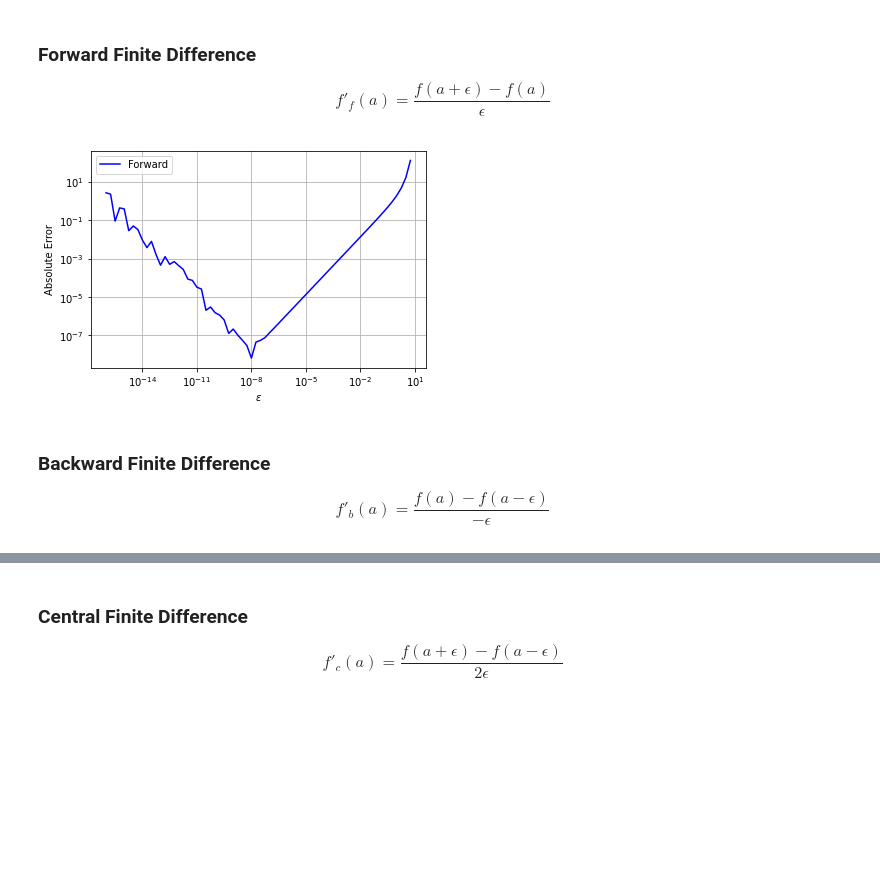
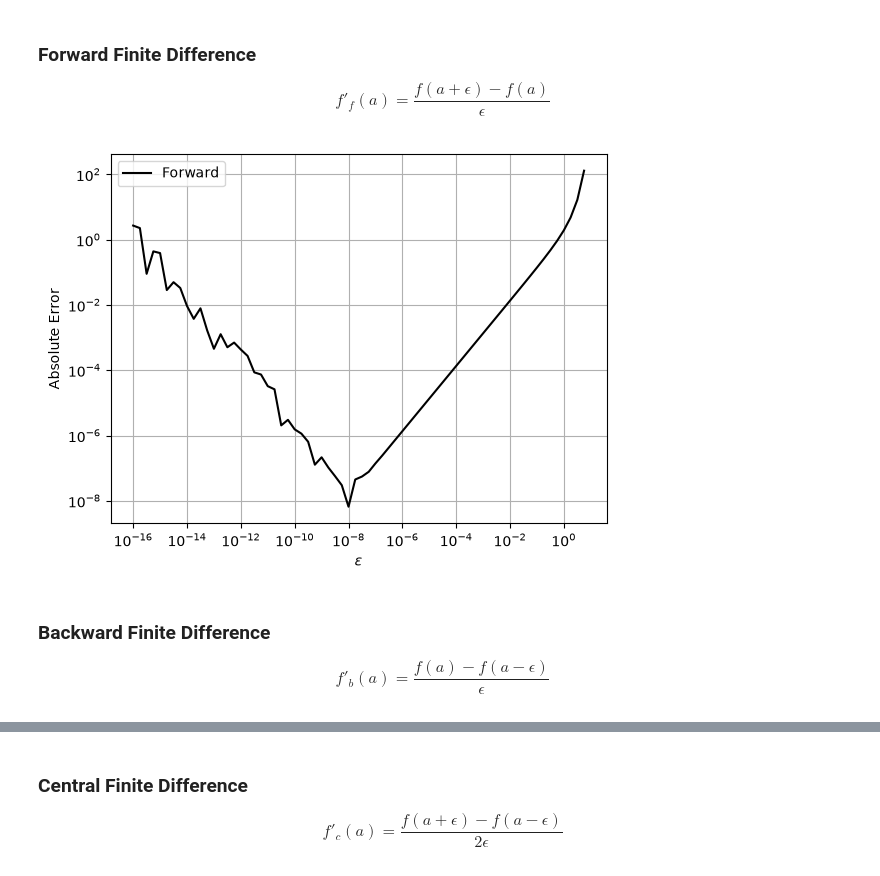
Before and after one commit to ndcbe/optimization, a Jupyter notebook: notebooks/6/Math-Primer-2.ipynb, the cells around one changed output, grey strips where cells are left out. Saved outputs shown, nothing was run; the diff lists cells and outputs as text; code cells hidden in the pictures; blank space fills up the shorter version.

```diff
--- a/notebooks/6/Math-Primer-2.ipynb
+++ b/notebooks/6/Math-Primer-2.ipynb
@@ -250,26 +255,26 @@ $$ f'_f(a) = \frac{f(a+\epsilon) - f(a)}{\epsilon} $$
 # %%
 # Preallocate error array
 error_forward = np.zeros(n)
 
 # Calculate finite difference approximation and error
 for i in range(0, n):
     df1_forward = (my_f(a + eps[i]) - fa) / eps[i]
     error_forward[i] = abs(df1_forward - df1)
 
 # Plot
 plt.figure()
-plt.loglog(eps, error_forward, label="Forward", color="blue")
-plt.xlabel("$\epsilon$")
+plt.loglog(eps, error_forward, label="Forward", color="black", linestyle="-")
+plt.xlabel(r"$\epsilon$")
 plt.ylabel("Absolute Error")
 plt.legend()
 plt.grid()
 plt.show()
 # %% [output]
-[figure, old version]
+[figure, new version]
 # %% [markdown]
 ### Backward Finite Difference
 
-$$ f'_b(a) = \frac{f(a) - f(a - \epsilon)}{-\epsilon} $$
+$$ f'_b(a) = \frac{f(a) - f(a - \epsilon)}{\epsilon} $$
 # %%
 # Preallocate error array
 error_backward = np.zeros(n)
```
Also changed, not shown: parts of 12 cells of this notebook, 30 other files.
